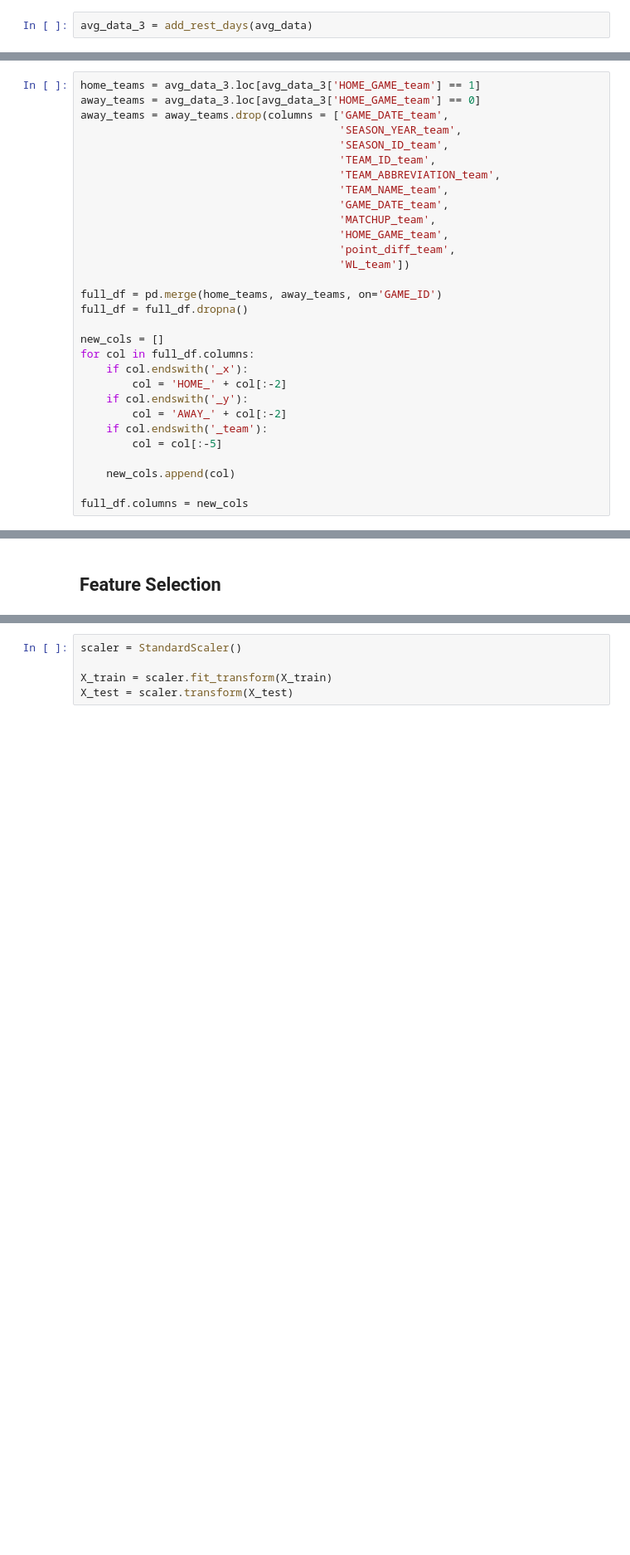
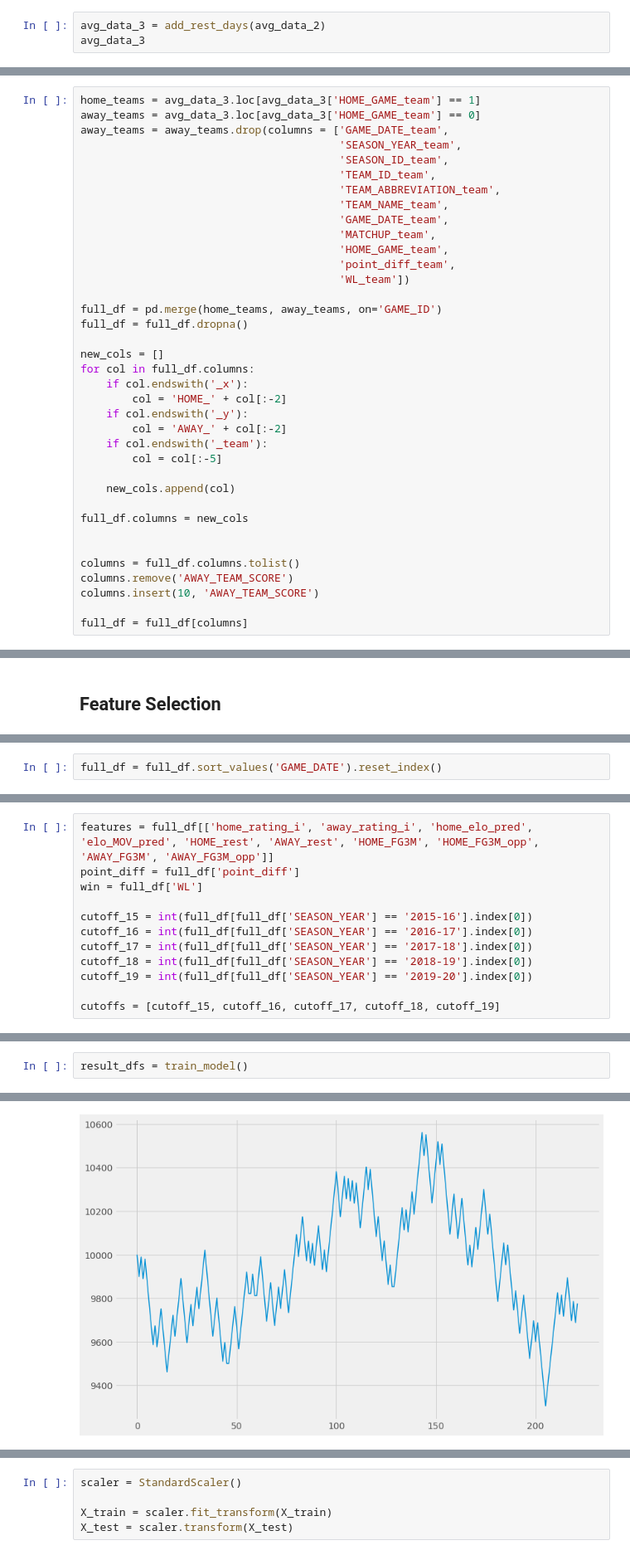
Before and after one commit to jnish23/NBA_Model, a Jupyter notebook: notebooks/team_based_modelv2.ipynb, the cells around one changed output, grey strips where cells are left out. Shown at 83% size. Cells and saved outputs as stored; diff of their text form; blank space fills up the shorter version.

Commit message:
feat: Train model using ELO ratings

```diff
--- a/notebooks/team_based_modelv2.ipynb
+++ b/notebooks/team_based_modelv2.ipynb
@@ -119,7 +135,8 @@ from src.features.build_team_features import add_percentage_features
 # %%
 avg_data_2 = add_percentage_features(avg_data)
 # %%
-avg_data_3 = add_rest_days(avg_data)
+avg_data_3 = add_rest_days(avg_data_2)
+avg_data_3
 # %% [output]
 A value is trying to be set on a copy of a slice from a DataFrame.
 Try using .loc[row_indexer,col_indexer] = value instead
@@ -158,3 +188,10 @@ for col in full_df.columns:
     new_cols.append(col)
 
 full_df.columns = new_cols
+
+
+columns = full_df.columns.tolist()
+columns.remove('AWAY_TEAM_SCORE')
+columns.insert(10, 'AWAY_TEAM_SCORE')
+
+full_df = full_df[columns]
@@ -181,0 +480,2 @@ full_df['spread'].isnull().sum()
+# %%
+full_df = full_df.sort_values('GAME_DATE').reset_index()
@@ -181,0 +498,12 @@ full_df['spread'].isnull().sum()
+# %%
+features = full_df[['home_rating_i', 'away_rating_i', 'home_elo_pred', 'elo_MOV_pred', 'HOME_rest', 'AWAY_rest', 'HOME_FG3M', 'HOME_FG3M_opp', 'AWAY_FG3M', 'AWAY_FG3M_opp']]
+point_diff = full_df['point_diff']
+win = full_df['WL']
+
+cutoff_15 = int(full_df[full_df['SEASON_YEAR'] == '2015-16'].index[0])
+cutoff_16 = int(full_df[full_df['SEASON_YEAR'] == '2016-17'].index[0])
+cutoff_17 = int(full_df[full_df['SEASON_YEAR'] == '2017-18'].index[0])
+cutoff_18 = int(full_df[full_df['SEASON_YEAR'] == '2018-19'].index[0])
+cutoff_19 = int(full_df[full_df['SEASON_YEAR'] == '2019-20'].index[0])
+
+cutoffs = [cutoff_15, cutoff_16, cutoff_17, cutoff_18, cutoff_19]
@@ -181,0 +569,3 @@ full_df['spread'].isnull().sum()
+# %%
+result_dfs = train_model()
+# %% [output]
@@ -181,0 +575 @@ full_df['spread'].isnull().sum()
+[figure, added]
```
Also changed, not shown: parts of 58 cells of this notebook, 6 other files.
